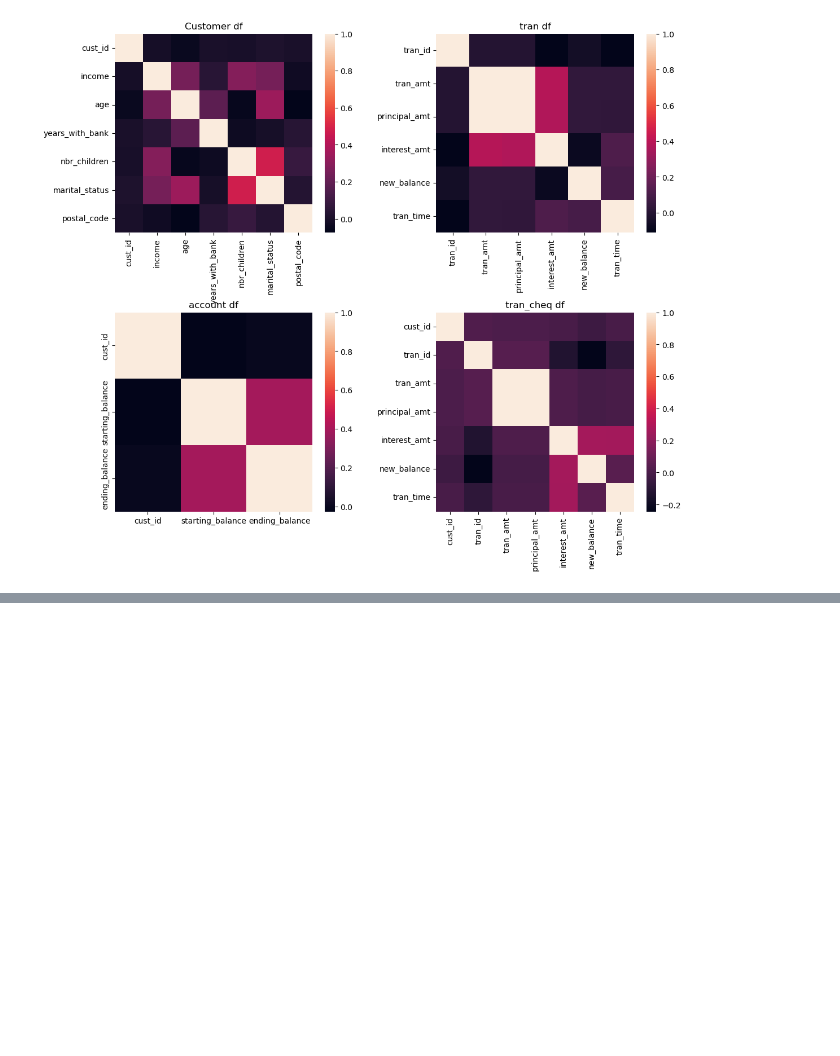
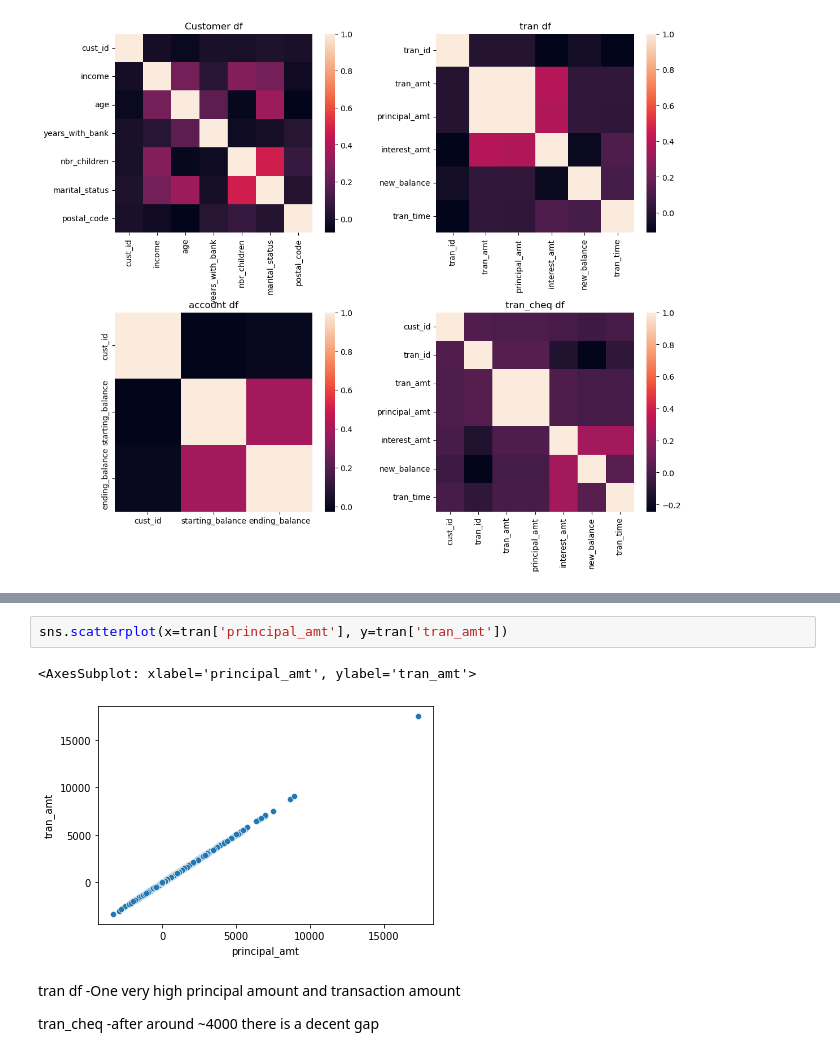
Before and after one commit to Malcolm-Q/mini-project-III, a Jupyter notebook: 2-EDA.ipynb, the cells around one changed output, grey strips where cells are left out. Cells and saved outputs as stored; diff of their text form; blank space fills up the shorter version.

```diff
--- a/2-EDA.ipynb
+++ b/2-EDA.ipynb
@@ -65,0 +71,11 @@ plt.subplots_adjust(hspace=0.4, wspace=0.3)
+# %%
+sns.scatterplot(x=tran['principal_amt'], y=tran['tran_amt'])
+# %% [output]
+<AxesSubplot: xlabel='principal_amt', ylabel='tran_amt'>
+[figure, added]
+# %% [markdown]
+tran df
+-One very high principal amount and transaction amount
+
+tran_cheq
+-after around ~4000 there is a decent gap
```
Also changed, not shown: parts of 26 cells of this notebook.
